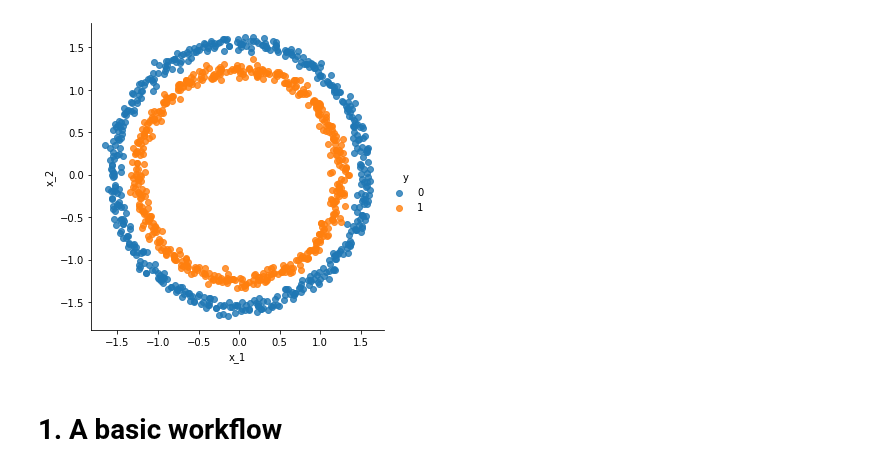
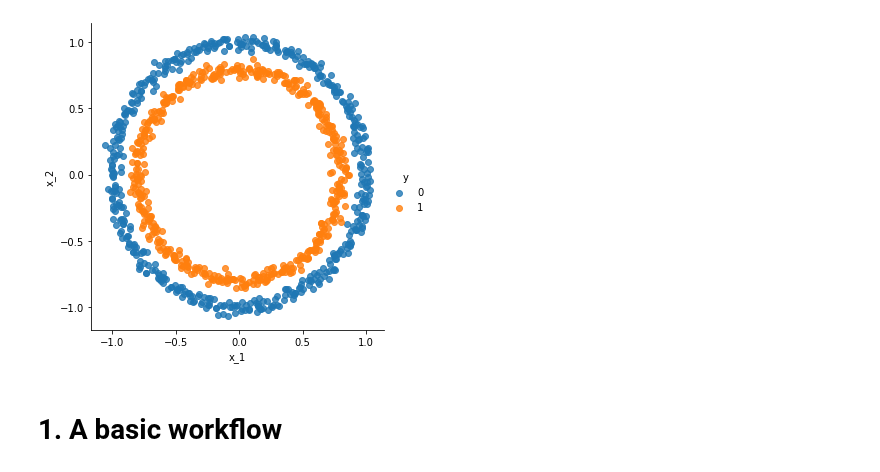
Before and after one commit to sdgroeve/D012554_Machine_Learning_2023, a Jupyter notebook: 02_multilayer_neural_networks.ipynb, the cells around one changed output. Drawn from its saved outputs; the diff is of its cells as text; code cells hidden in the pictures.

```diff
--- a/02_multilayer_neural_networks.ipynb
+++ b/02_multilayer_neural_networks.ipynb
@@ -3,28 +3,26 @@
 # %%
 #creating the dataset
 from sklearn.datasets import make_circles
 from sklearn.preprocessing import StandardScaler
 import pandas as pd
 import seaborn as sns
 
 # Make 1000 samples
 n_samples = 1000
 
 # Create circles
 X, y = make_circles(n_samples,
                     noise=0.03, # a little bit of noise to the dots
                     random_state=42) # keep random state so we get the same values
 
-X = StandardScaler().fit_transform(X)
-
 tmp = pd.DataFrame(X,columns=["x_1","x_2"])
 tmp["y"] = y
 
 sns.lmplot(x="x_1",y="x_2",hue="y",data=tmp,fit_reg=False)
 
 tmp.to_csv("dataset_neural_networks.csv",index=False)
 # %% [output]
-[figure, old version]
+[figure, new version]
 # %% [markdown]
 # 1. A basic workflow
 # %% [markdown]
```
Also changed, not shown: parts of 18 cells of this notebook.
